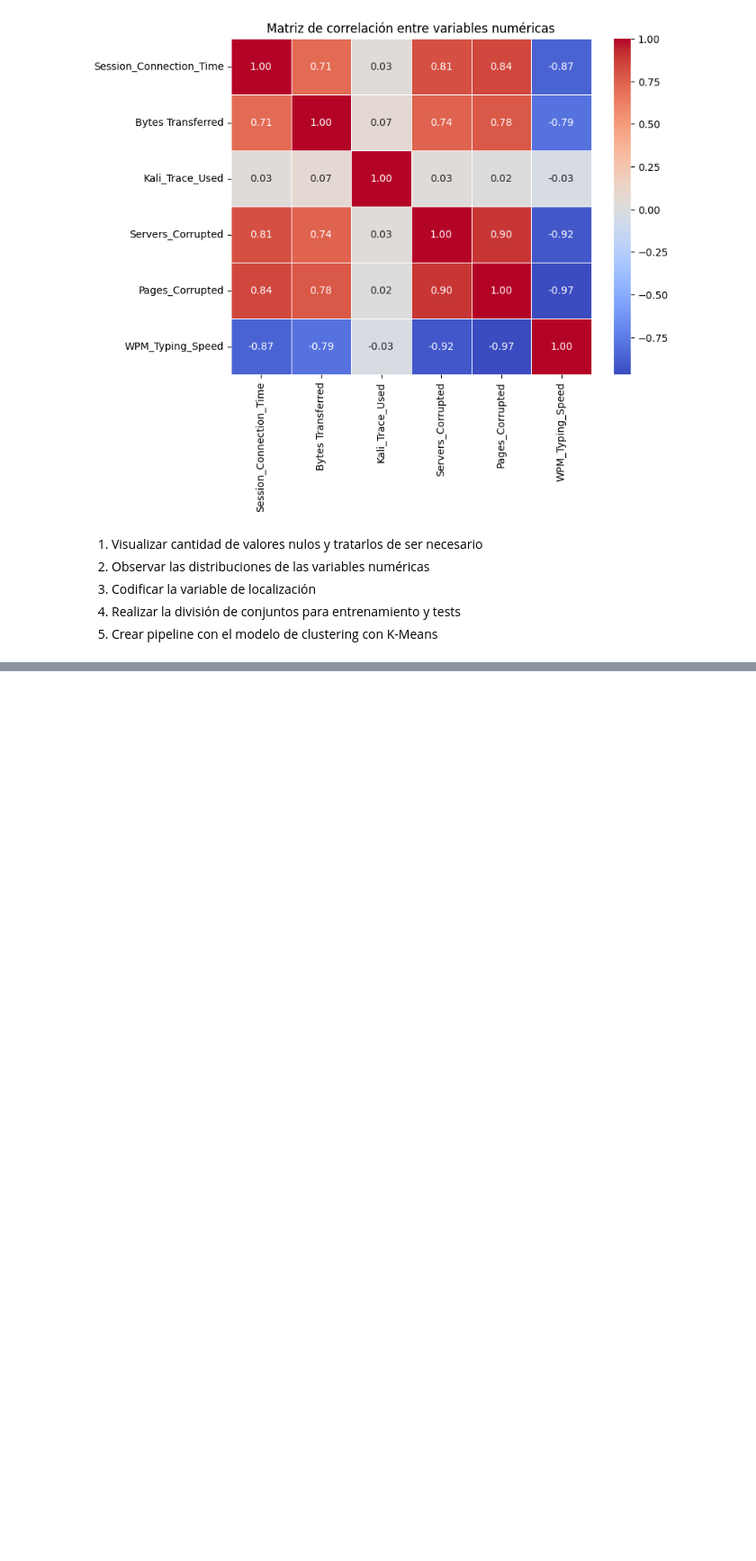
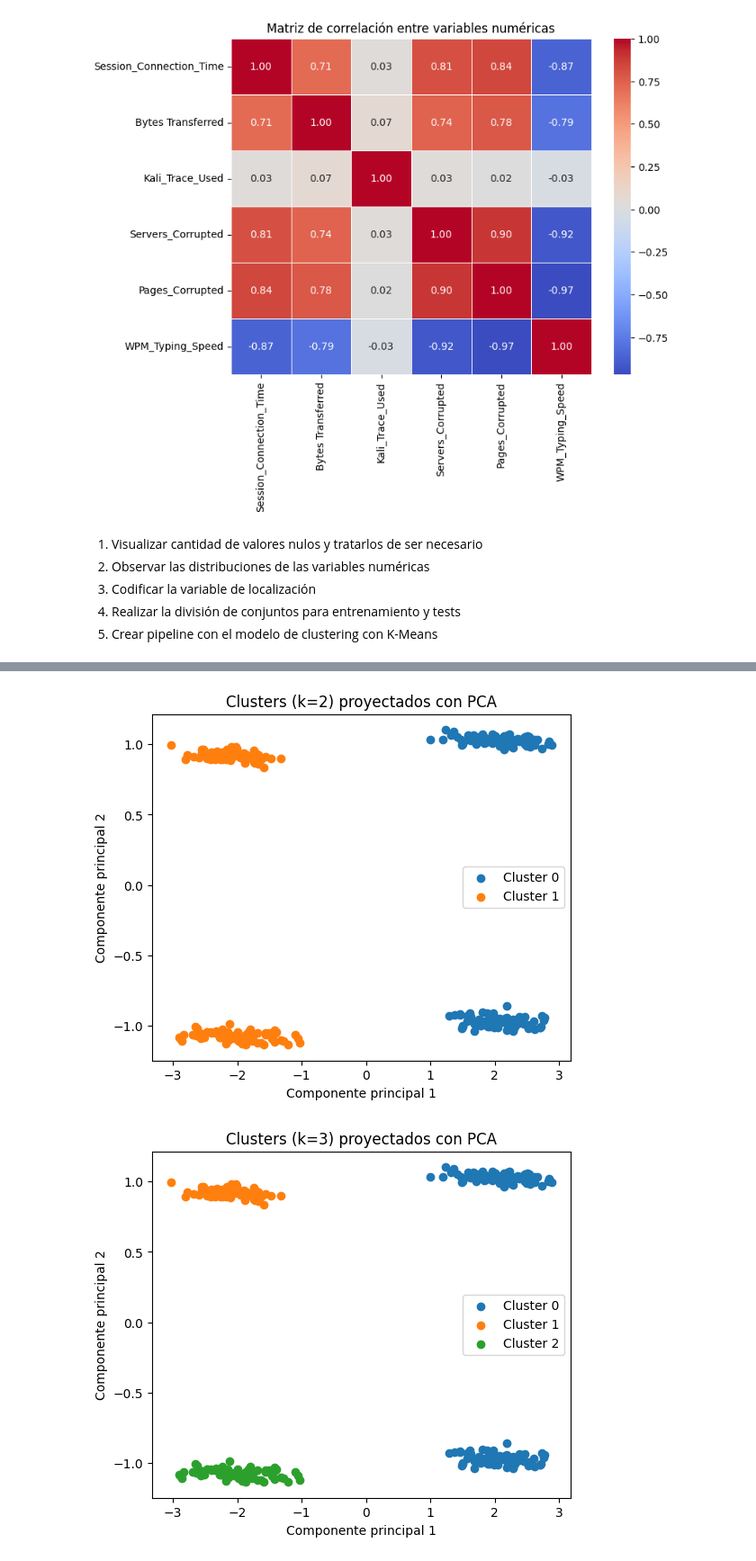
Before and after one commit to alee2602/LAB12-DS, a Jupyter notebook: main.ipynb, the cells around one changed output, grey strips where cells are left out. Shown: that part at 90% size. Cells and saved outputs as stored; diff of their text form; code cells hidden in the pictures; blank space fills up the shorter version.

```diff
--- a/main.ipynb
+++ b/main.ipynb
@@ -90,0 +279,42 @@ plt.show()
+# %%
+
+# Reducimos a 2 componentes principales
+pca = PCA(k=2, inputCol="features", outputCol="pca2")
+pca_model = pca.fit(df_scaled)
+df_pca = pca_model.transform(df_scaled)
+
+kmeans2 = KMeans(featuresCol="features", k=2, seed=42)
+model_k2 = kmeans2.fit(df_scaled)
+res_k2 = model_k2.transform(df_pca).select("pca2", "prediction")
+
+kmeans3 = KMeans(featuresCol="features", k=3, seed=42)
+model_k3 = kmeans3.fit(df_scaled)
+res_k3 = model_k3.transform(df_pca).select("pca2", "prediction")
+
+pdf_k2 = res_k2.toPandas()
+pdf_k3 = res_k3.toPandas()
+
+# Función auxiliar para graficar
+def plot_clusters(pdf, k):
+    x = [vec[0] for vec in pdf["pca2"]]
+    y = [vec[1] for vec in pdf["pca2"]]
+    labels = pdf["prediction"]
+
+    plt.figure(figsize=(6,5))
+    for c in sorted(labels.unique()):
+        plt.scatter(
+            [x[i] for i in range(len(x)) if labels[i] == c],
+            [y[i] for i in range(len(y)) if labels[i] == c],
+            label=f"Cluster {c}"
+        )
+    plt.xlabel("Componente principal 1")
+    plt.ylabel("Componente principal 2")
+    plt.title(f"Clusters (k={k}) proyectados con PCA")
+    plt.legend()
+    plt.show()
+
+plot_clusters(pdf_k2, 2)
+plot_clusters(pdf_k3, 3)
+# %% [output]
+[figure, added]
+[figure, added]
```
Also changed, not shown: parts of 12 cells of this notebook.
